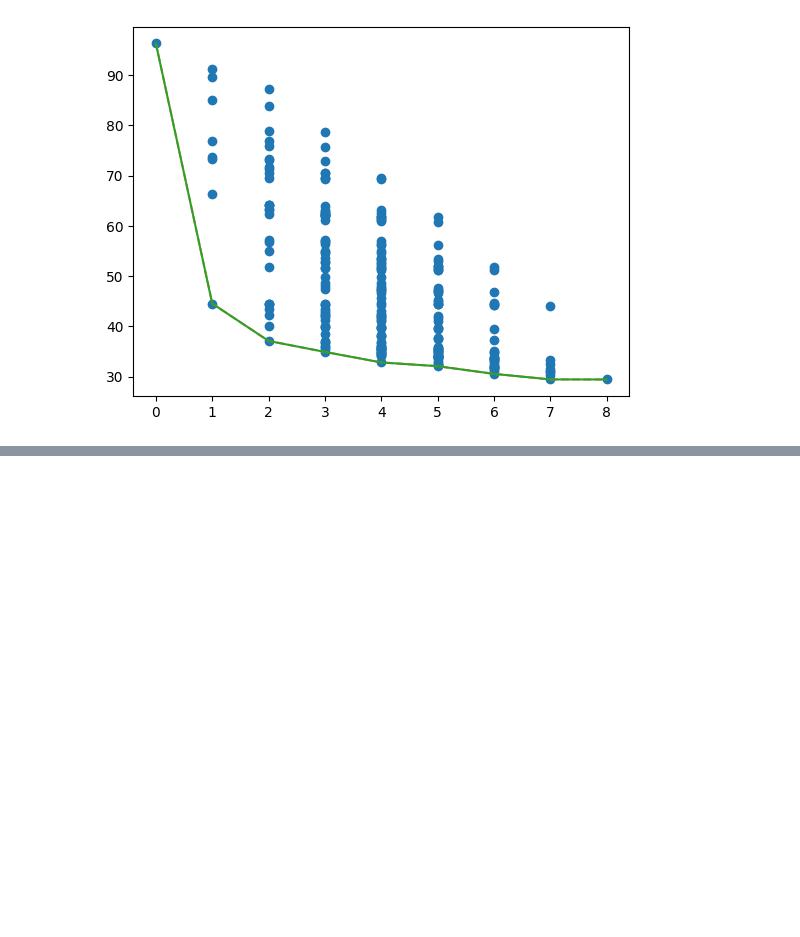
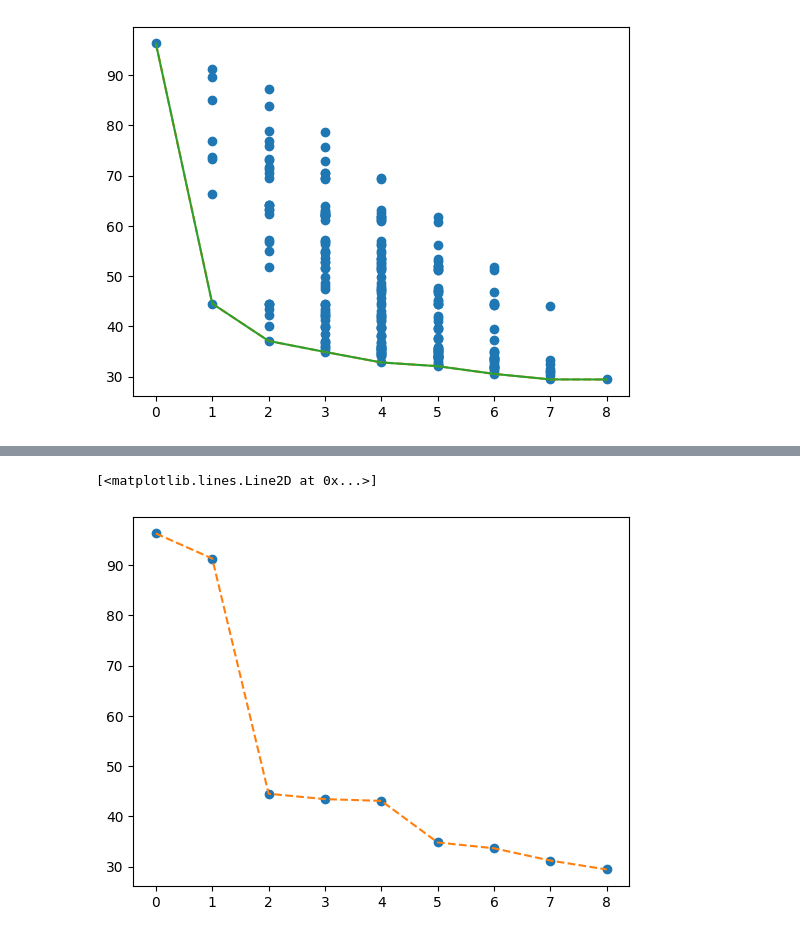
Before and after one commit to gonarec/statistical_learn, a Jupyter notebook: sl-ex3-prostatecancer-arragoni.ipynb, the cells around one changed output, grey strips where cells are left out. Drawn from its saved outputs; the diff is of its cells as text; code cells hidden in the pictures; blank space fills up the shorter version.

```diff
--- a/sl-ex3-prostatecancer-arragoni.ipynb
+++ b/sl-ex3-prostatecancer-arragoni.ipynb
@@ -317,0 +408,6 @@ plt.plot(modelsBS_SSR_train)
+# %%
+plt.plot(num_vars_per_model,ssr_train_values, 'o')
+plt.plot(ssr_train_values,  linestyle='--')
+# %% [output]
+[<matplotlib.lines.Line2D at 0x...>]
+[figure, added]
```
Also changed, not shown: parts of 3 cells of this notebook.
